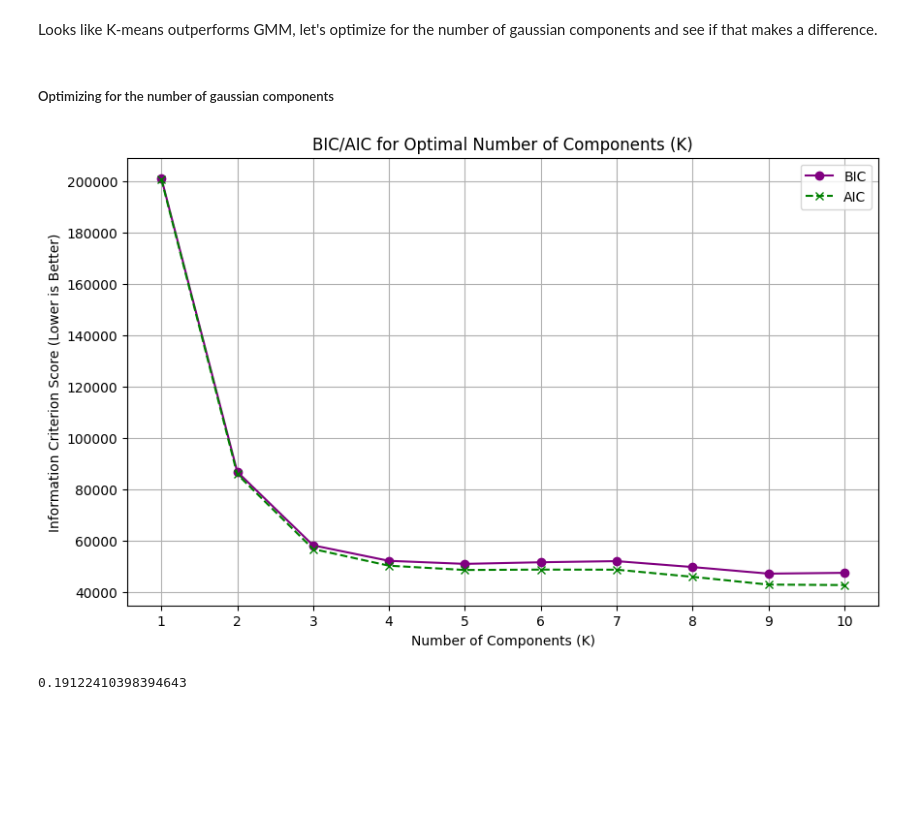
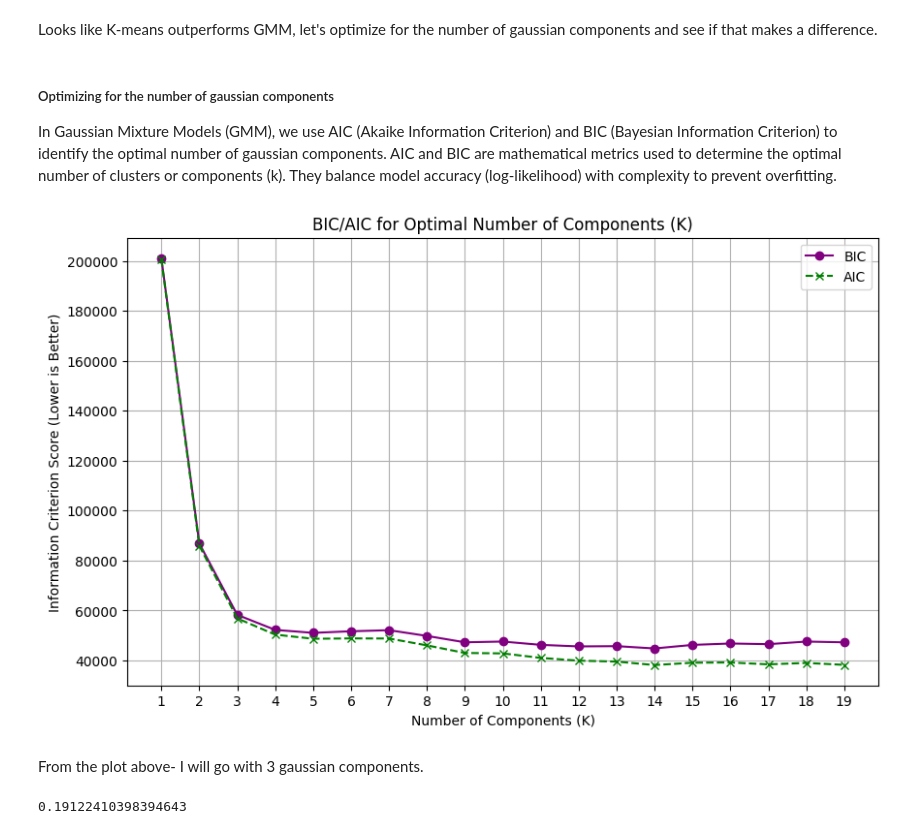
Before and after one commit to WamzMwangi/Advanced_Machine_Learning, a Jupyter notebook: Clustering_Algorithms/Spotify_clustering_project.ipynb, the cells around one changed output. Saved outputs shown, nothing was run; the diff lists cells and outputs as text; code cells hidden in the pictures; blank space fills up the shorter version.

```diff
--- a/Clustering_Algorithms/Spotify_clustering_project.ipynb
+++ b/Clustering_Algorithms/Spotify_clustering_project.ipynb
@@ -124,7 +138,7 @@ NOTE: Please note, for hierarchical clustering, because I am just using it to gi
 #apply K-means clustering
 from sklearn.cluster import KMeans
 
-kmeans = KMeans(n_clusters=5, random_state=0,init='k-means++',n_init="auto").fit(scaled_df)
+kmeans = KMeans(n_clusters=2, random_state=0,init='k-means++',n_init="auto").fit(scaled_df)
 
 labels = kmeans.labels_
 centroids = kmeans.cluster_centers_
@@ -166,7 +181,7 @@ Though not a total must, we could also use a plot of the silhoutte score at diff
 # %%
 inertias = []
 sil_scores = []
-k_range = range(2, 11)
+k_range = range(2, 15)
 
 for k in k_range:
     kmeans = KMeans(n_clusters=k, random_state=0,init='k-means++',n_init="auto").fit(scaled_df)
@@ -250,33 +271,37 @@ silhouette_score(scaled_df, labels, metric='euclidean')
 Looks like K-means outperforms GMM, let's optimize for the number of gaussian components and see if that makes a difference.
 # %% [markdown]
 ##### Optimizing for the number of gaussian components
+
+In Gaussian Mixture Models (GMM), we use AIC (Akaike Information Criterion) and BIC (Bayesian Information Criterion) to identify the optimal number of gaussian components. AIC and BIC  are mathematical metrics used to determine the optimal number of clusters or components (k). They balance model accuracy (log-likelihood) with complexity to prevent overfitting.
 # %%
-k_range = range(1, 11)
+k_range = range(1, 20)
 bic = []
 aic = []
 
 
 for k in k_range:
     gmm = GaussianMixture(n_components=k,covariance_type='full', random_state=42)
     gmm.fit(scaled_df)
 
     bic.append(gmm.bic(scaled_df))
     aic.append(gmm.aic(scaled_df))
 
 # Plot the BIC and AIC scores
 plt.figure(figsize=(10, 6))
 plt.plot(k_range, bic, marker='o', linestyle='-', color='purple', label='BIC')
 plt.plot(k_range, aic, marker='x', linestyle='--', color='green', label='AIC')
 plt.title('BIC/AIC for Optimal Number of Components (K)')
 plt.xlabel('Number of Components (K)')
 plt.ylabel('Information Criterion Score (Lower is Better)')
 plt.xticks(k_range)
 plt.legend()
 plt.grid(True)
 
 plt.show()
 # %% [output]
-[figure, old version]
+[figure, new version]
+# %% [markdown]
+From the plot above- I will go with 3 gaussian components.
 # %%
 gmm_final = GaussianMixture(n_components=3,covariance_type='full', random_state=42)
 gmm_final.fit(scaled_df)
```
Also changed, not shown: parts of 28 cells of this notebook.
